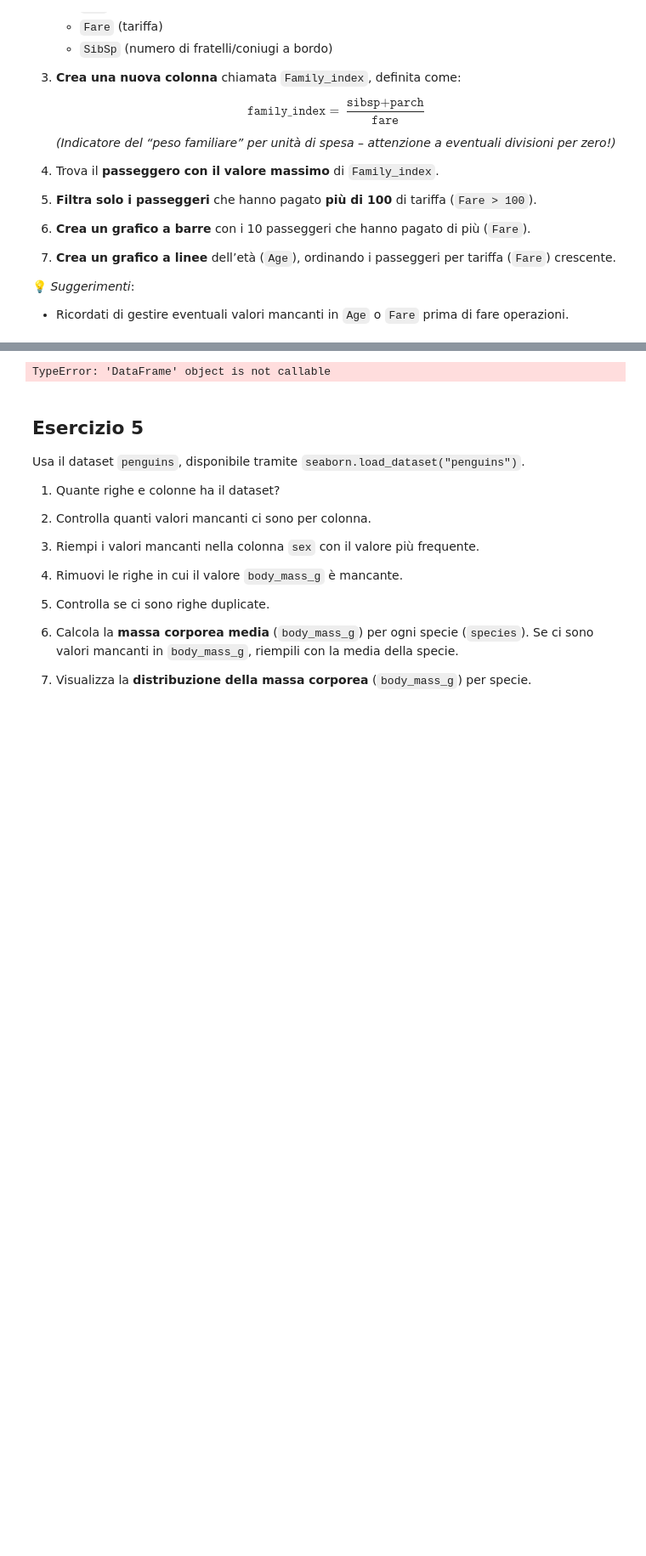
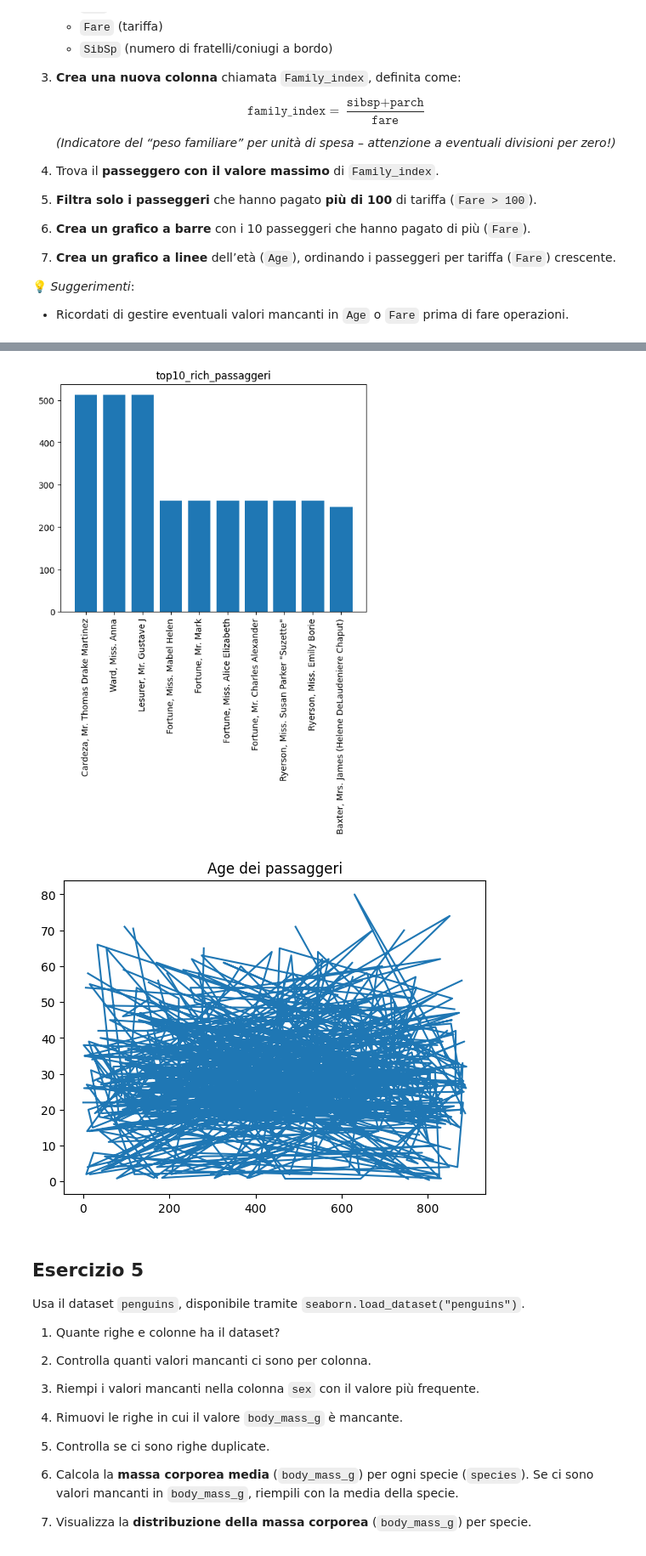
Before and after one commit to ariellecharonne/programmingLab, a Jupyter notebook: simulazEsame.ipynb, the cells around one changed output, grey strips where cells are left out. Shown at 85% size. Drawn from its saved outputs; the diff is of its cells as text; code cells hidden in the pictures; blank space fills up the shorter version.

```diff
--- a/simulazEsame.ipynb
+++ b/simulazEsame.ipynb
@@ -166,7 +166,25 @@ print(dataset.head())
 persone_max = dataset["Family_index"].idxmax()           #  idxmax cherche l'indexe de la valeur max
 print(dataset.loc[persone_max])                               # loc afficher une fois les valeur
 
-rich_passaggeri = dataset(dataset["Fare"] > 100)
+rich_passaggeri = dataset[dataset["Fare"] > 100 ]
+print(rich_passaggeri)
+
+top10 = dataset.sort_values(by="Fare", ascending=False).head(10)
+print(top10.head())
+plt.bar(top10["Name"], top10["Fare"])
+plt.xticks(rotation=90)
+plt.title("top10_rich_passaggeri")
+
+plt.show()
+
+sorted_data = dataset.sort_values(by="Fare")
+
+plt.plot(sorted_data["Age"])
+
+
+plt.title("Age dei passaggeri")
+
+plt.show()
 # %% [output]
      PassengerId  Survived  Pclass  \
 679          680         1       1
@@ -188,4 +206,5 @@ Name: 159, dtype: object
-TypeError: 'DataFrame' object is not callable
+[figure, added]
+[figure, added]
 # %% [markdown]
 ## Esercizio 5
 
```
Also changed, not shown: parts of 3 cells of this notebook.
